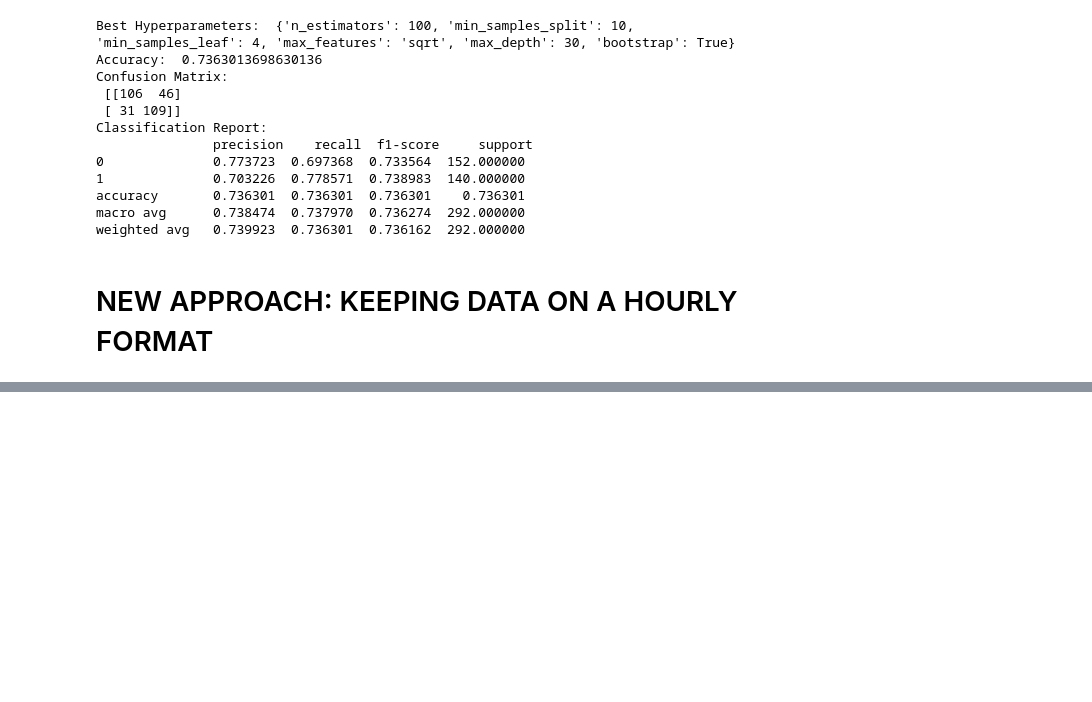
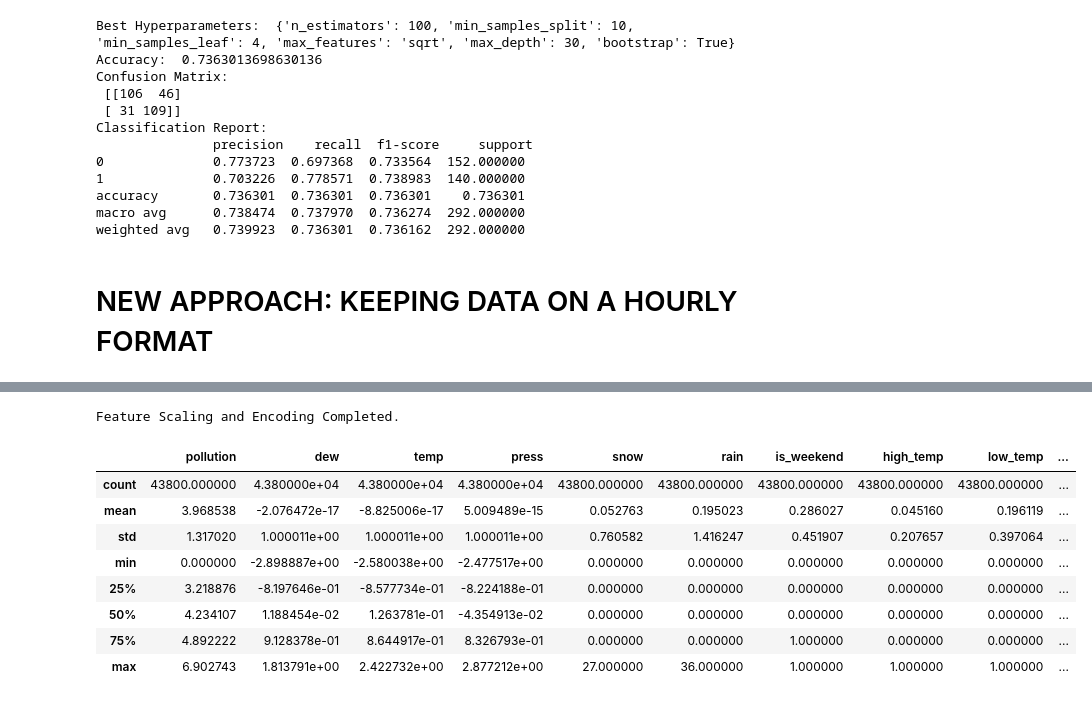
Before and after one commit to davidedalce/Air-Quality-Forecast, a Jupyter notebook: notebooks/EDA.ipynb, the cells around one changed output, grey strips where cells are left out. Drawn from its saved outputs; the diff is of its cells as text; code cells hidden in the pictures; blank space fills up the shorter version.

```diff
--- a/notebooks/EDA.ipynb
+++ b/notebooks/EDA.ipynb
@@ -1164,8 +1174,10 @@ df_hourly['DOW'] = df_hourly['date'].dt.weekday
 df_hourly['is_weekend'] = df_hourly['DOW'].isin([5, 6]).astype(int)
 df_hourly['high_temp'] = (df_hourly['temp'] > 30).astype(int)
 df_hourly['low_temp'] = (df_hourly['temp'] < 0).astype(int)
-df_hourly['pollution_lag_year'] = df_hourly['pollution'].shift(8760)
 df_hourly['pollution_lag_24'] = df_hourly['pollution'].shift(24)
+df_hourly['pollution_lag_24'].fillna(method='bfill', inplace=True)
+df_hourly['pollution_rolling_mean_24'] = df_hourly['pollution'].rolling(window=24).mean()
+df_hourly['pollution_rolling_mean_24'].fillna(method='bfill', inplace=True)
 wind_direction_mapping = {
     'N': 0, 'NE': 45, 'E': 90, 'SE': 135, 'S': 180, 'SW': 225, 'W': 270, 'NW': 315
 }
@@ -1173,5 +1185,7 @@ df_hourly['wnd_dir_degrees'] = df_hourly['wnd_dir'].map(wind_direction_mapping)
 df_hourly['wnd_dir_radians'] = np.radians(df_hourly['wnd_dir_degrees'])
 df_hourly['wind_x'] = df_hourly['wnd_spd'] * np.sin(df_hourly['wnd_dir_radians'])
 df_hourly['wind_y'] = df_hourly['wnd_spd'] * np.cos(df_hourly['wnd_dir_radians'])
+df_hourly['wind_x'].fillna(0, inplace=True)
+df_hourly['wind_y'].fillna(0, inplace=True)
 df_hourly['Season'] = df_hourly['date'].dt.month % 12 // 3 + 1  # Assigning season (1: Spring, 2: Summer, 3: Fall, 4: Winter)
-df_hourly = df_hourly.drop(columns=['date', 'wnd_dir', 'wnd_dir_degrees'])
+df_hourly = df_hourly.drop(columns=['date', 'wnd_dir', 'wnd_dir_degrees', 'wnd_spd', 'wnd_dir_radians'])
@@ -1178,3 +1230,50 @@ df_hourly = df_hourly.drop(columns=['date', 'wnd_dir', 'wnd_dir_degrees'])
+# %%
+from sklearn.preprocessing import StandardScaler, OneHotEncoder
+import numpy as np
+import pandas as pd
+
+# Copy dataset
+df_scaled = df_hourly.copy()
+
+### 1. Log Transform Right-Skewed Features
+log_transform_features = ['pollution', 'pollution_lag_24', 'pollution_rolling_mean_24']
+for col in log_transform_features:
+    df_scaled[col] = np.log1p(df_scaled[col])  # log1p ensures log(0) is handled
+
+### 2. Standard Scaling (Z-score Normalization) for Normally Distributed Features
+scaler = StandardScaler()
+standard_features = ['dew', 'temp', 'press', 'wind_x', 'wind_y']
+df_scaled[standard_features] = scaler.fit_transform(df_scaled[standard_features])
+
+### 3. Binary Encoding for Features That Indicate Presence/Absence
+binary_features = ['snow', 'rain', 'is_weekend', 'high_temp', 'low_temp']
+df_scaled[binary_features] = df_scaled[binary_features].astype(int)  # Already binary, ensure format
+
+### 4. Cyclical Encoding for Periodic Features
+# Encoding Day of the Week (DOW)
+df_scaled['DOW_sin'] = np.sin(2 * np.pi * df_scaled['DOW'] / 7)
+df_scaled['DOW_cos'] = np.cos(2 * np.pi * df_scaled['DOW'] / 7)
+df_scaled.drop(columns=['DOW'], inplace=True)
+
+# Encoding Season
+df_scaled = pd.get_dummies(df_scaled, columns=['Season'], prefix='Season')
+df_hourly=df_scaled
+### Final Check
+print("Feature Scaling and Encoding Completed.")
+# %% [output]
+Feature Scaling and Encoding Completed.
+# %%
+df_hourly.describe()
+# %% [output]
+|  | pollution | dew | temp | press | snow | rain | is_weekend | high_temp | low_temp | ... |
+| count | 43800.000000 | 4.380000e+04 | 4.380000e+04 | 4.380000e+04 | 43800.000000 | 43800.000000 | 43800.000000 | 43800.000000 | 43800.000000 | ... |
+| mean | 3.968538 | -2.076472e-17 | -8.825006e-17 | 5.009489e-15 | 0.052763 | 0.195023 | 0.286027 | 0.045160 | 0.196119 | ... |
+| std | 1.317020 | 1.000011e+00 | 1.000011e+00 | 1.000011e+00 | 0.760582 | 1.416247 | 0.451907 | 0.207657 | 0.397064 | ... |
+| min | 0.000000 | -2.898887e+00 | -2.580038e+00 | -2.477517e+00 | 0.000000 | 0.000000 | 0.000000 | 0.000000 | 0.000000 | ... |
+| 25% | 3.218876 | -8.197646e-01 | -8.577734e-01 | -8.224188e-01 | 0.000000 | 0.000000 | 0.000000 | 0.000000 | 0.000000 | ... |
+| 50% | 4.234107 | 1.188454e-02 | 1.263781e-01 | -4.354913e-02 | 0.000000 | 0.000000 | 0.000000 | 0.000000 | 0.000000 | ... |
+| 75% | 4.892222 | 9.128378e-01 | 8.644917e-01 | 8.326793e-01 | 0.000000 | 0.000000 | 1.000000 | 0.000000 | 0.000000 | ... |
+| max | 6.902743 | 1.813791e+00 | 2.422732e+00 | 2.877212e+00 | 27.000000 | 36.000000 | 1.000000 | 1.000000 | 1.000000 | ... |
 # %%
 low_threshold = np.percentile(df_hourly['pollution'], 25)
 high_threshold = np.percentile(df_hourly['pollution'], 75)
```
Also changed, not shown: parts of 13 cells of this notebook.
